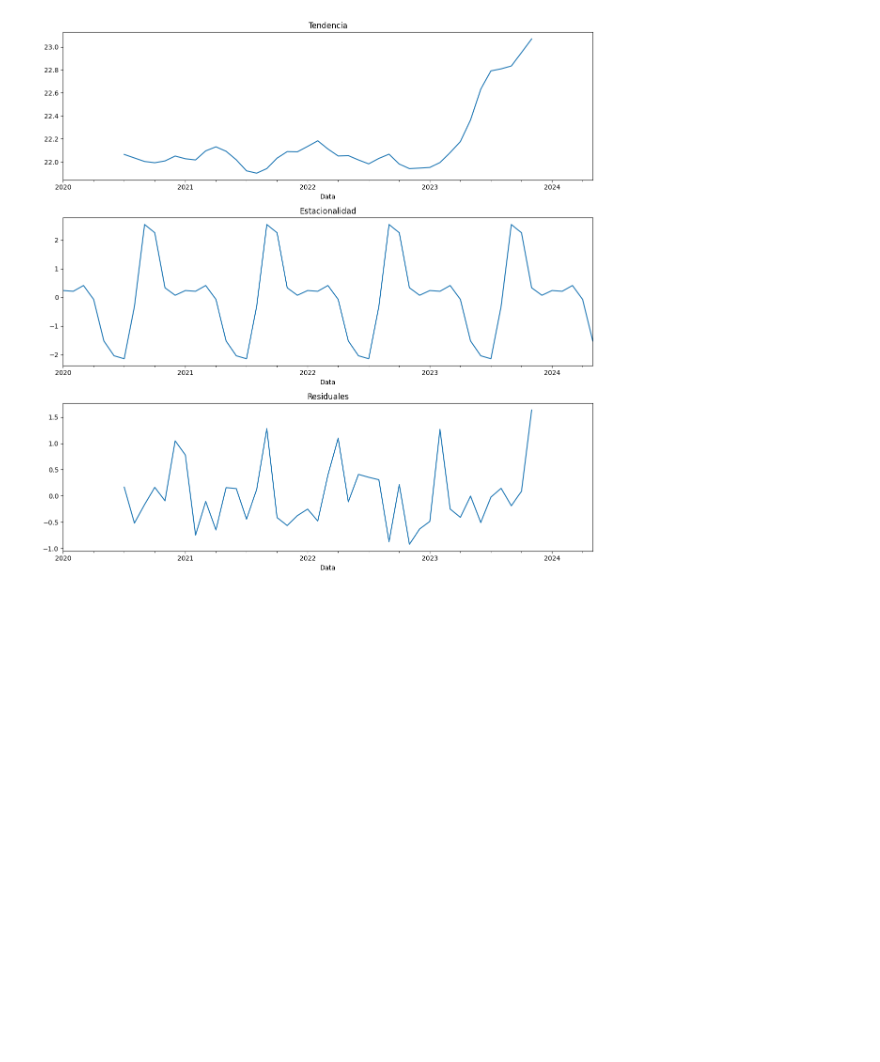
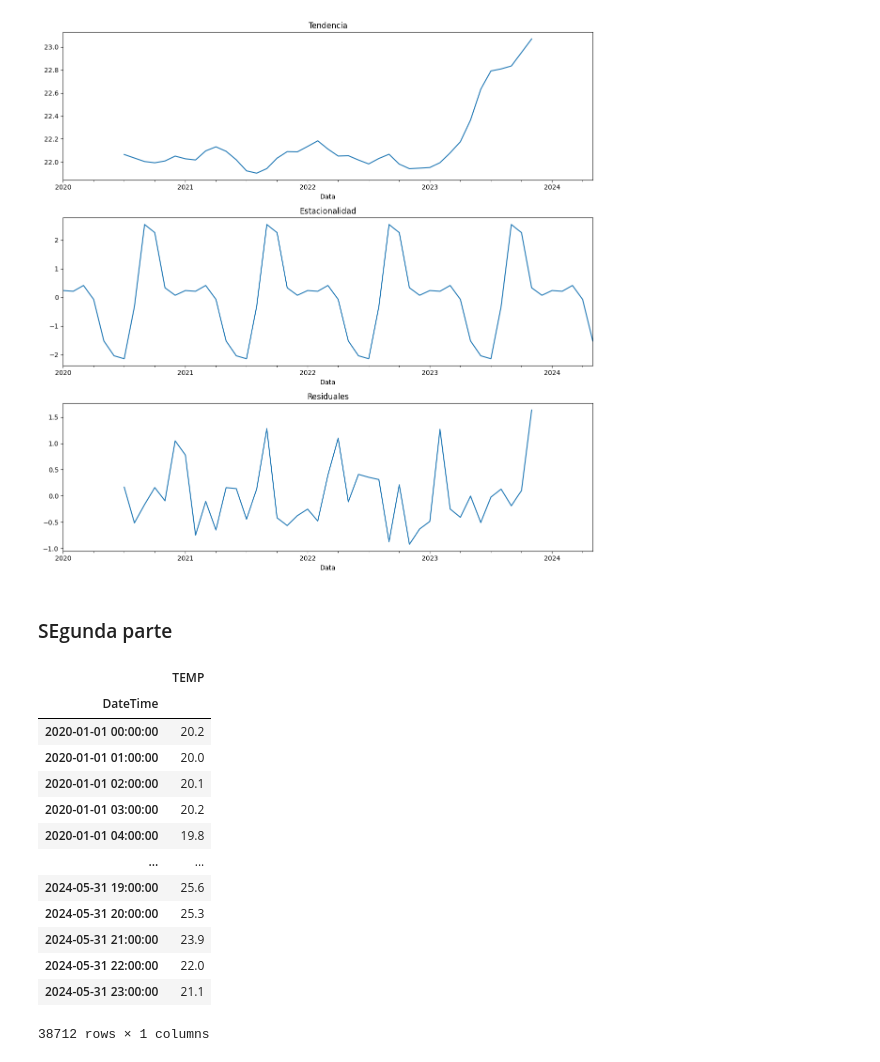
Before and after one commit to Joangopa/Temperatura_Brasilia_Prediction, a Jupyter notebook: analise_dados.ipynb, the cells around one changed output. Cells and saved outputs as stored; diff of their text form; code cells hidden in the pictures; blank space fills up the shorter version.

```diff
--- a/analise_dados.ipynb
+++ b/analise_dados.ipynb
@@ -125,3 +125,5 @@ plt.tight_layout()
 plt.show()
 # %% [output]
 [figure]
+# %% [markdown]
+### SEgunda parte
@@ -127,0 +132,17 @@ plt.show()
+# %%
+df2
+# %% [output]
+|  | TEMP |
+| DateTime |  |
+| 2020-01-01 00:00:00 | 20.2 |
+| 2020-01-01 01:00:00 | 20.0 |
+| 2020-01-01 02:00:00 | 20.1 |
+| 2020-01-01 03:00:00 | 20.2 |
+| 2020-01-01 04:00:00 | 19.8 |
+| ... | ... |
+| 2024-05-31 19:00:00 | 25.6 |
+| 2024-05-31 20:00:00 | 25.3 |
+| 2024-05-31 21:00:00 | 23.9 |
+| 2024-05-31 22:00:00 | 22.0 |
+| 2024-05-31 23:00:00 | 21.1 |
+38712 rows × 1 columns
```
Also changed, not shown: parts of 10 cells of this notebook, 2 other files.
